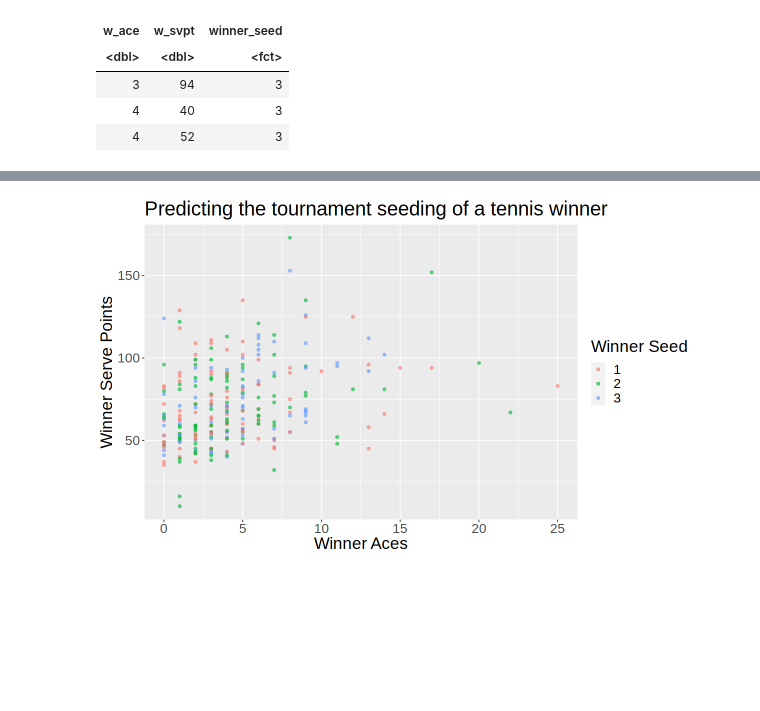
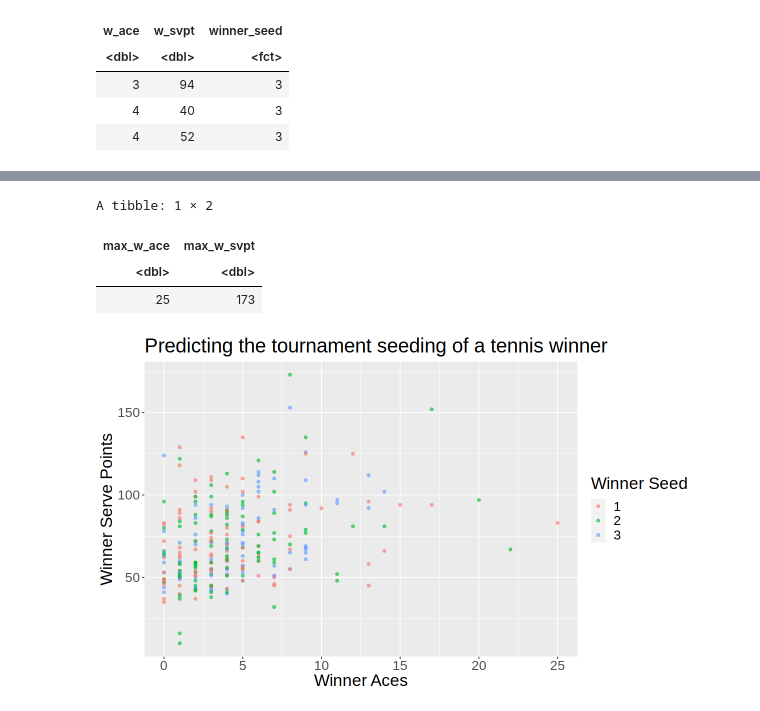
Before and after one commit to Caseyxyq/Dsci100_group44, a Jupyter notebook: group proposal-2.ipynb, the cells around one changed output, grey strips where cells are left out. Cells and saved outputs as stored; diff of their text form; code cells hidden in the pictures; blank space fills up the shorter version.

```diff
--- a/group proposal-2.ipynb
+++ b/group proposal-2.ipynb
@@ -83,3 +137,15 @@ A tibble: 3 × 3
+# %%
+# Summarize final data by reporting maximum values of the two predictors
+max_of_predictors <- final_atp_data |>
+    select(w_ace, w_svpt) |>
+    summarize(max_w_ace = max(w_ace),
+              max_w_svpt = max(w_svpt))
+max_of_predictors
+# %% [output]
+A tibble: 1 × 2
+| max_w_ace | max_w_svpt |
+| <dbl> | <dbl> |
+| 25 | 173 |
 # %%
 # create scatter plot of winner serve points versus winner aces,
 # label the points with winner seed
```
Also changed, not shown: parts of 7 cells of this notebook.
